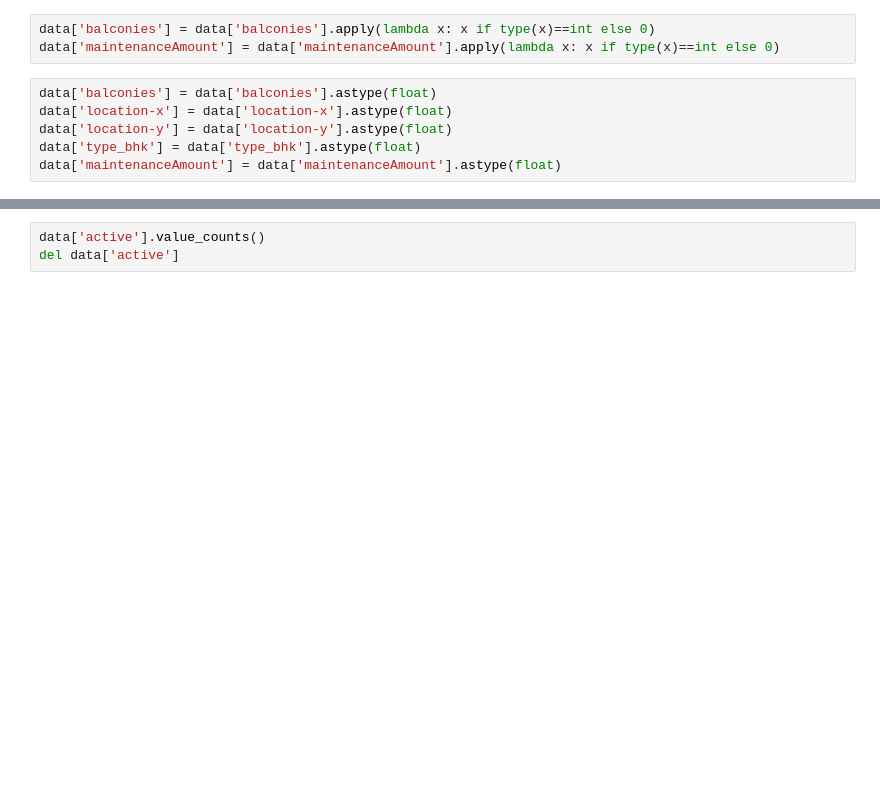
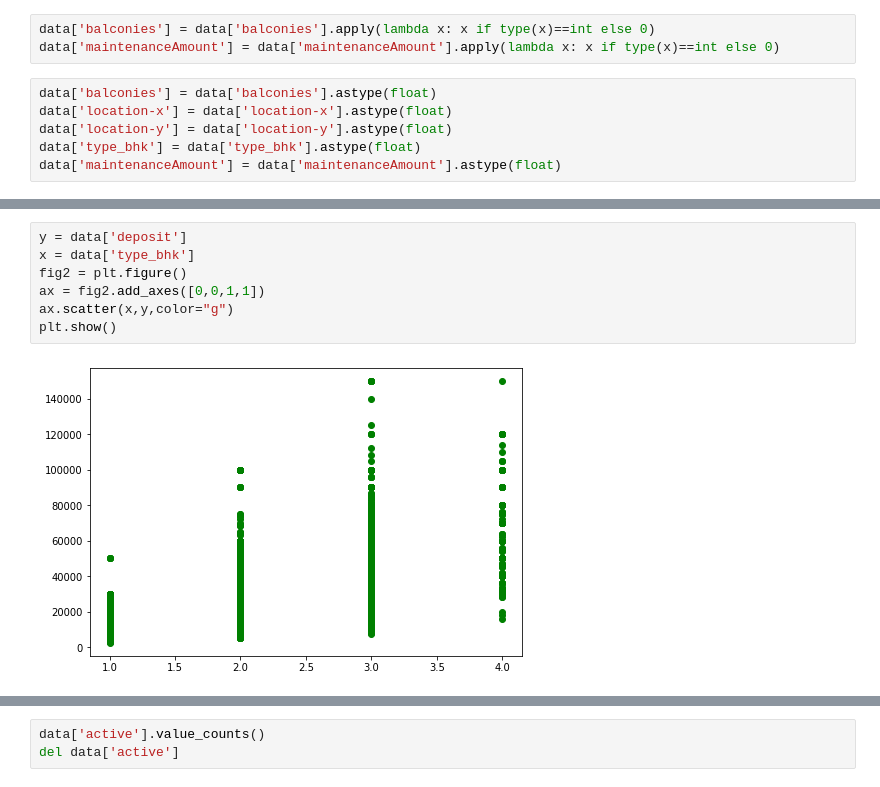
Before and after one commit to sai045/hyderabad-house-rent-prediction, a Jupyter notebook: data_preprocessing.ipynb, the cells around one changed output, grey strips where cells are left out. Cells and saved outputs as stored; diff of their text form; blank space fills up the shorter version.

```diff
--- a/data_preprocessing.ipynb
+++ b/data_preprocessing.ipynb
@@ -420,0 +615,9 @@ dtype: float64
+# %%
+y = data['deposit']
+x = data['type_bhk']
+fig2 = plt.figure()
+ax = fig2.add_axes([0,0,1,1])
+ax.scatter(x,y,color="g")
+plt.show()
+# %% [output]
+[figure, added]
```
Also changed, not shown: parts of 40 cells of this notebook.
